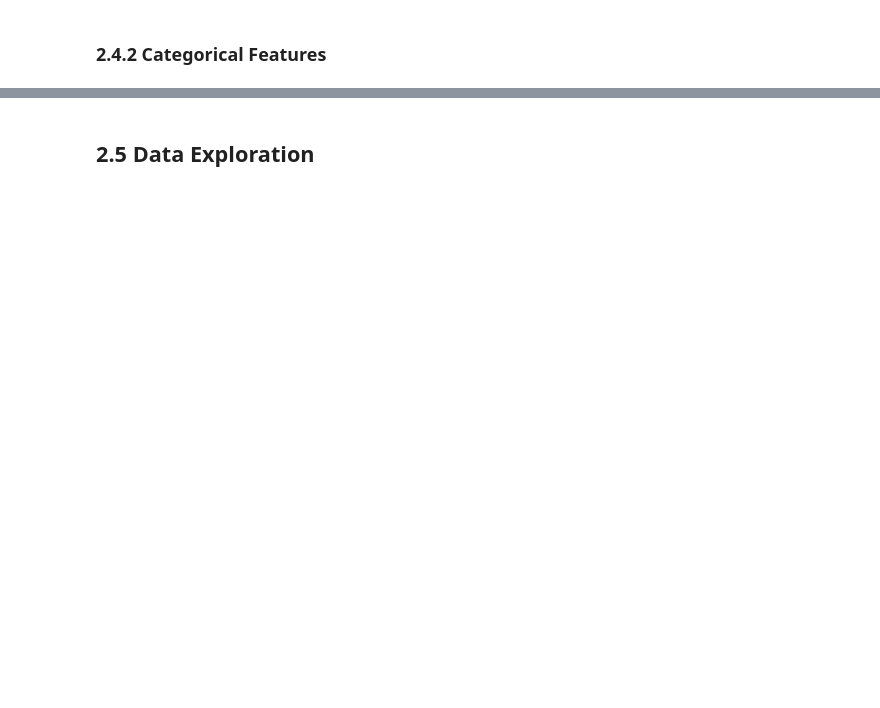
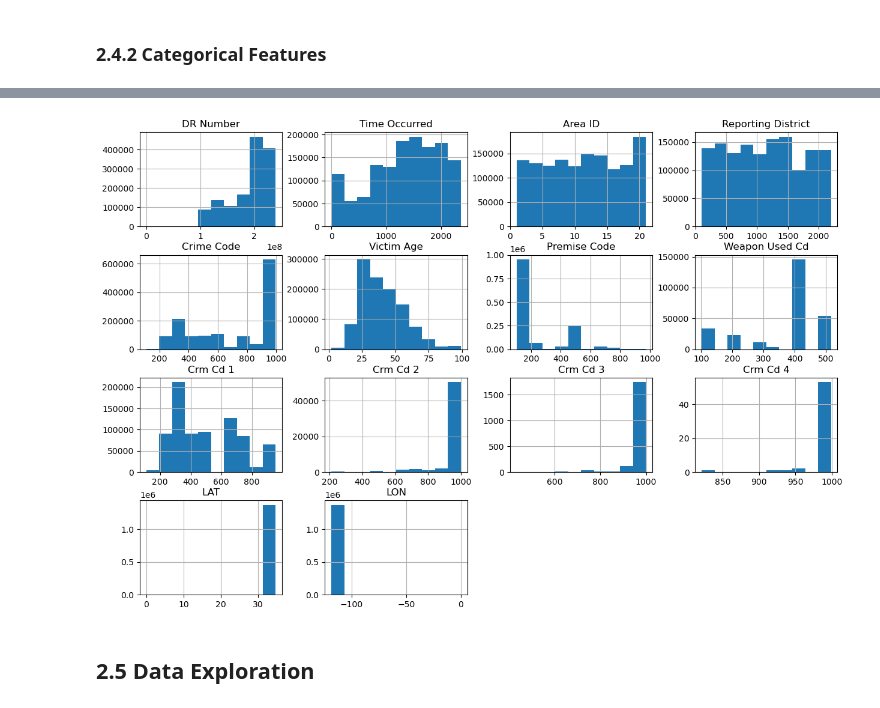
Before and after one commit to OCD0505/Springboard-Capstone-Project-Two, a Jupyter notebook: notebooks/2.0-faa-exploratory-data-analysis.ipynb, the cells around one changed output, grey strips where cells are left out. Saved outputs shown, nothing was run; the diff lists cells and outputs as text; code cells hidden in the pictures; blank space fills up the shorter version.

```diff
--- a/notebooks/2.0-faa-exploratory-data-analysis.ipynb
+++ b/notebooks/2.0-faa-exploratory-data-analysis.ipynb
@@ -55,2 +183,9 @@ crimeDataAdj.select_dtypes('object').describe()
 # %%
-crimeDataAdj.select_dtypes(exclude='object').info()
+# storing numerical variables in a new dataframe to analyze
+
+crimeDataAdjNum = crimeDataAdj.select_dtypes(exclude='object')
+# %%
+# Adding the date columns to the dataframe of numerical objects
+
+crimeDataAdjNum = crimeDataAdj.loc[:,"DR Number":"Date Occurred"].merge(crimeDataAdjNum,on="DR Number", how='left')
+crimeDataAdjNum.info()
@@ -57,2 +222,6 @@ crimeDataAdj.select_dtypes(exclude='object').info()
+# %%
+_=crimeDataAdjNum.hist(figsize=(15,10))
+# %% [output]
+[figure, added]
 # %% [markdown]
 ## 2.5 Data Exploration <a id=2.5_Data_Exploration></a>
```
Also changed, not shown: parts of 63 cells of this notebook.
